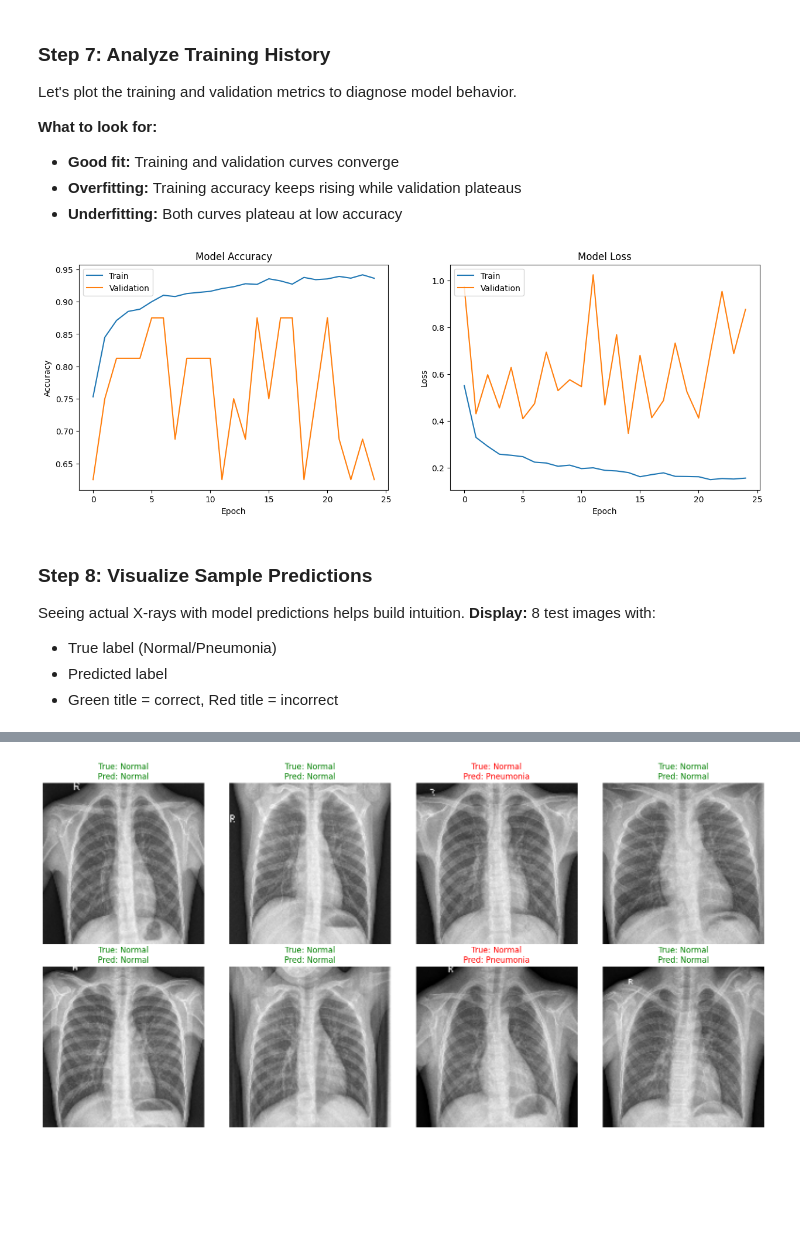
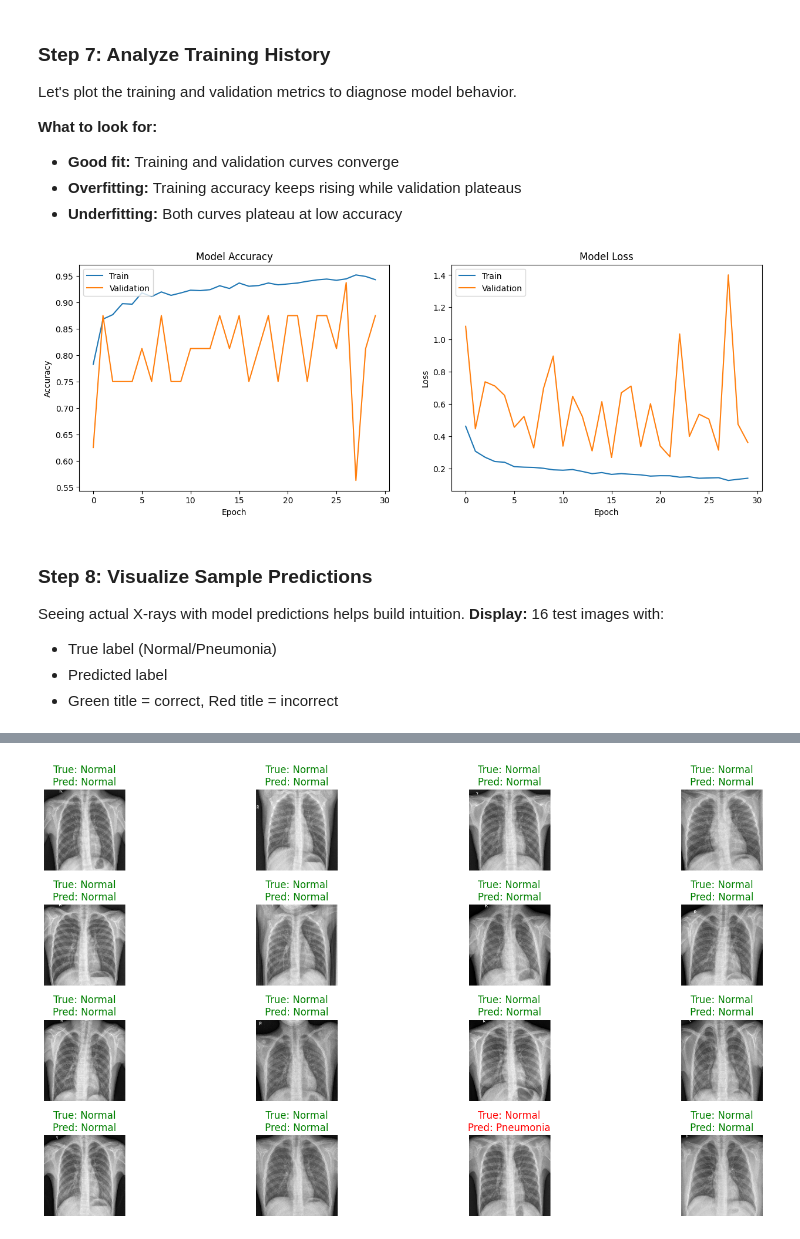
Before and after one commit to Trivial137/Machine-Learning_Longjie, a Jupyter notebook: L_Chen.ipynb, the cells around one changed output, grey strips where cells are left out. Cells and saved outputs as stored; diff of their text form; code cells hidden in the pictures; blank space fills up the shorter version.

```diff
--- a/L_Chen.ipynb
+++ b/L_Chen.ipynb
@@ -100,7 +100,7 @@ TEST_DIR = BASE_DATA_PATH + 'test'
 # Define model and training parameters
 IMG_WIDTH, IMG_HEIGHT = 150, 150
 BATCH_SIZE = 32
-EPOCHS = 25
+EPOCHS = 30
 LEARNING_RATE = 0.001
 # %% [markdown]
 ### **Step 3: Prepare Data with Augmentation**
@@ -329,22 +329,22 @@ def plot_history(history):
     plt.show()
 plot_history(history)
 # %% [output]
-[figure, old version]
+[figure, new version]
 # %% [markdown]
 ### **Step 8: Visualize Sample Predictions**
 Seeing actual X-rays with model predictions helps build intuition.
-**Display:** 8 test images with:
+**Display:** 16 test images with:
 - True label (Normal/Pneumonia)
 - Predicted label
 - Green title = correct, Red title = incorrect
 # %%
 # Display a few test images with their predicted labels
-def show_sample_predictions(generator, model, num_samples=8):
+def show_sample_predictions(generator, model, num_samples=16):
     x_batch, y_batch = next(generator)
     preds = model.predict(x_batch)
     pred_labels = (preds > 0.5).astype(int).flatten()
 
-    fig, axes = plt.subplots(2, 4, figsize=(16, 8))
+    fig, axes = plt.subplots(4, 4, figsize=(16, 8))
     axes = axes.ravel()
 
     for i in range(num_samples):
@@ -358,5 +358,5 @@ def show_sample_predictions(generator, model, num_samples=8):
     plt.show()
 # Reset test generator to get a fresh batch
 test_generator.reset()
-show_sample_predictions(test_generator, model, num_samples=8)
+show_sample_predictions(test_generator, model, num_samples=16)
 # %% [output]
@@ -364 +364 @@ show_sample_predictions(test_generator, model, num_samples=8)
-[figure, old version]
+[figure, new version]
```
Also changed, not shown: parts of 6 cells of this notebook.
